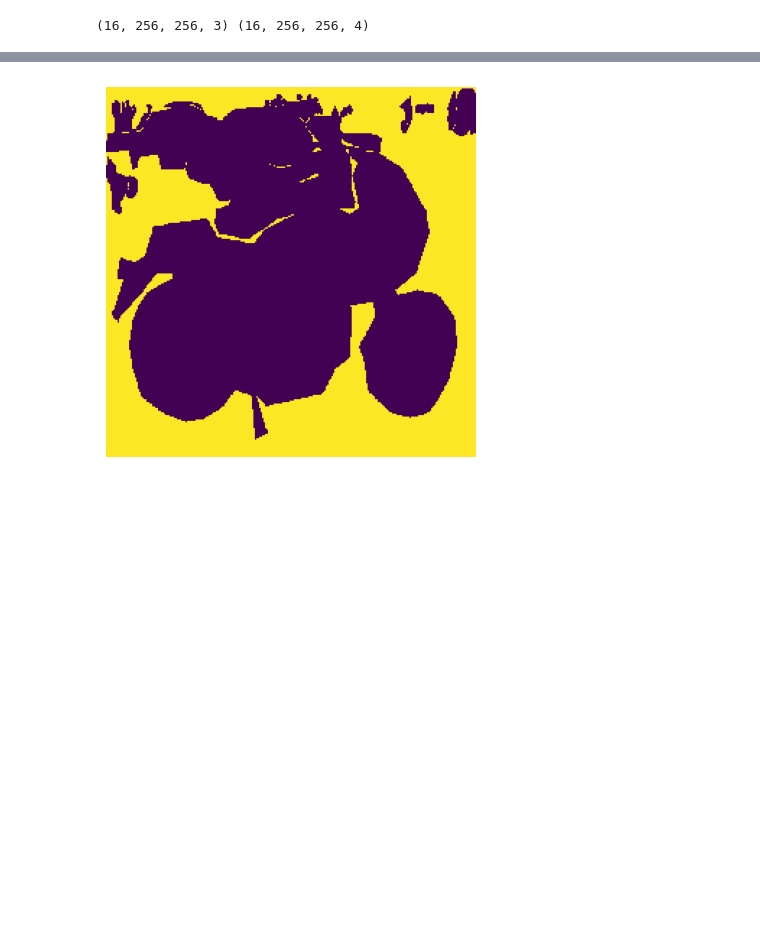
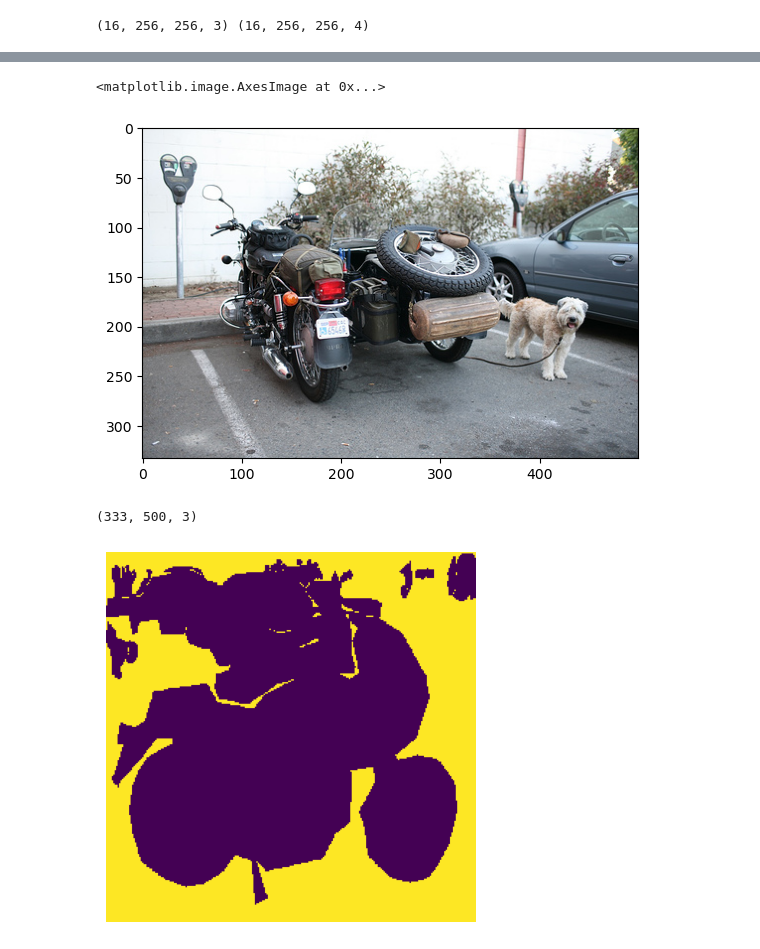
Before and after one commit to rucasca/TFM, a Jupyter notebook: src/data_modeling_UNET.ipynb, the cells around one changed output, grey strips where cells are left out. Drawn from its saved outputs; the diff is of its cells as text; code cells hidden in the pictures; blank space fills up the shorter version.

```diff
--- a/src/data_modeling_UNET.ipynb
+++ b/src/data_modeling_UNET.ipynb
@@ -145,0 +269,18 @@ for batch in dataset_test.take(1):
+# %%
+bg_id = random.choice(img_ids)
+bg_info = coco.loadImgs(bg_id)[0]
+bg_path = os.path.join(DIR_TRAIN_IMGS, bg_info['file_name'])
+background = cv2.imread(bg_path)
+background = cv2.cvtColor(background, cv2.COLOR_BGR2RGB)
+h_back, w_back, _  = background.shape
+
+min_h = min(h_orig, h_back)
+min_w = min(h_orig, w_back)
+plt.imshow(background)
+# %% [output]
+<matplotlib.image.AxesImage at 0x...>
+[figure, added]
+# %%
+background.shape
+# %% [output]
+(333, 500, 3)
```
Also changed, not shown: parts of 18 cells of this notebook.
